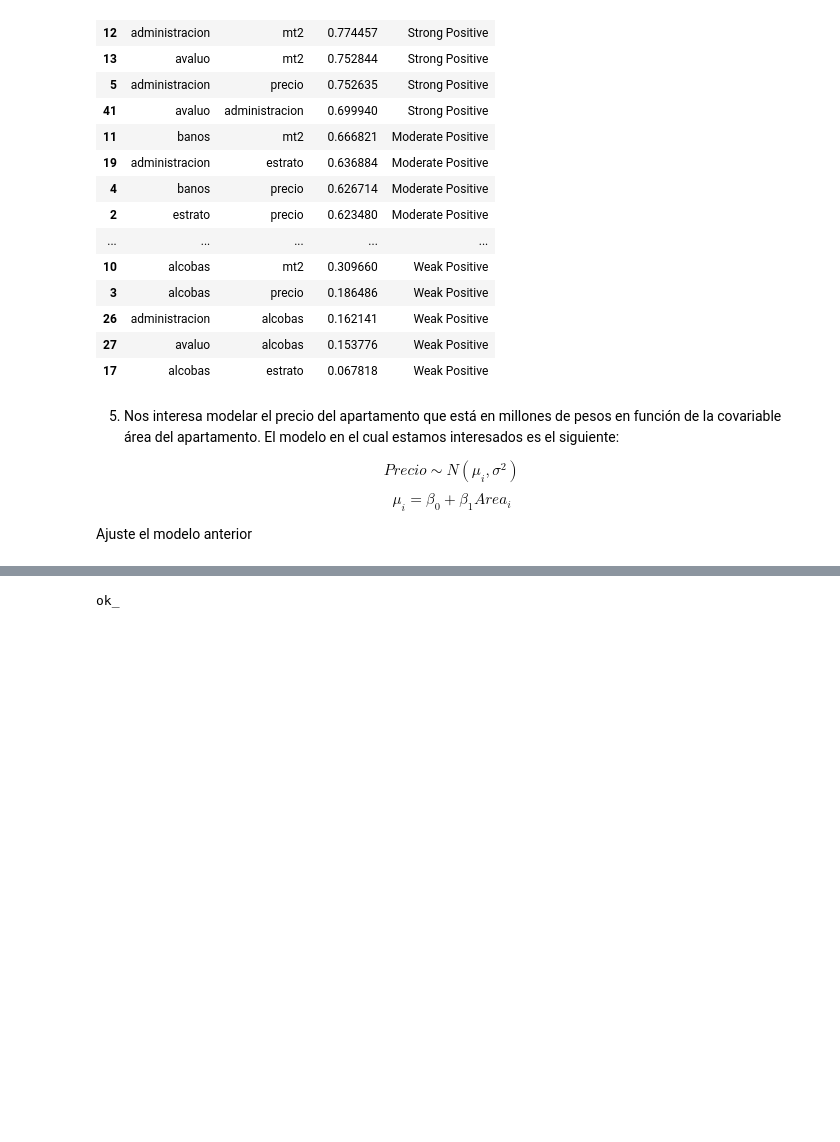
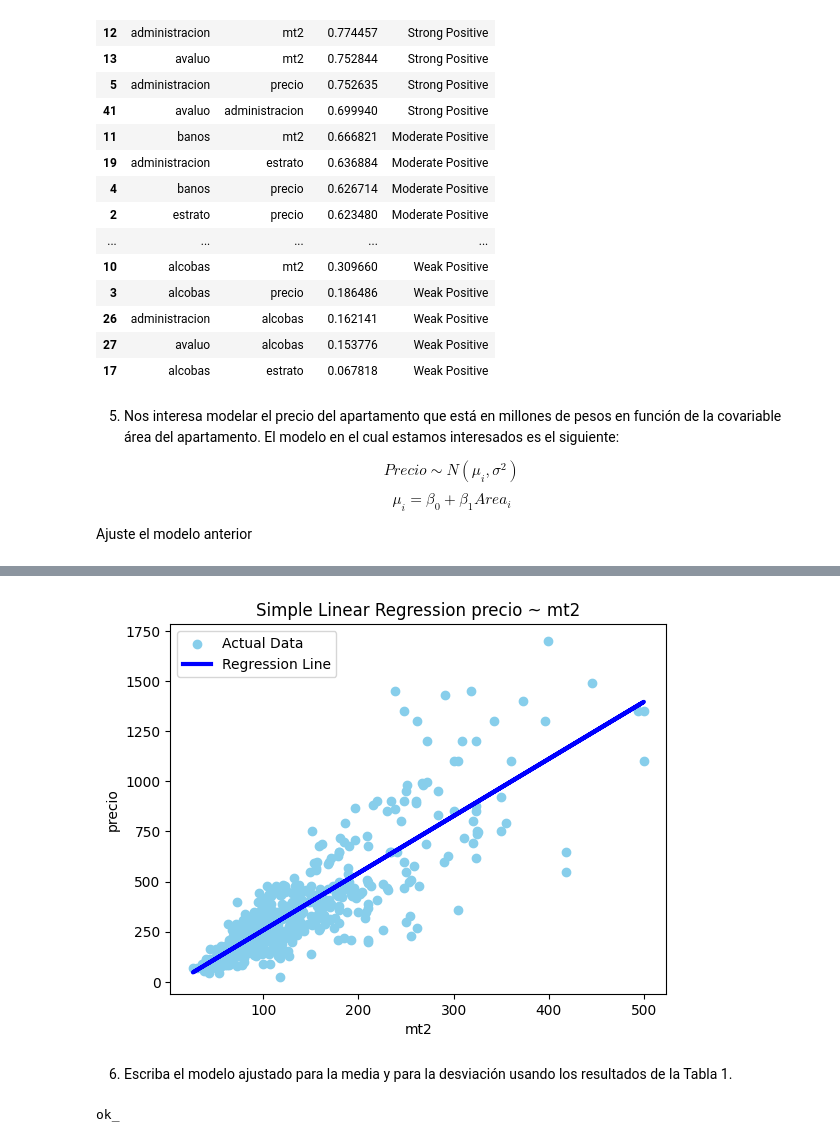
Before and after one commit to oecorrechag/regression, a Jupyter notebook: notebooks/01_seccion/1.1 Introduccion/1.1.6. Activities4.ipynb, the cells around one changed output, grey strips where cells are left out. Cells and saved outputs as stored; diff of their text form; code cells hidden in the pictures; blank space fills up the shorter version.

```diff
--- a/notebooks/01_seccion/1.1 Introduccion/1.1.6. Activities4.ipynb
+++ b/notebooks/01_seccion/1.1 Introduccion/1.1.6. Activities4.ipynb
@@ -123,0 +136,35 @@ Ajuste el modelo anterior
+# %%
+X = df[['mt2']]
+y = df['precio']
+
+# Lineal regression
+modelo_regresion = LinearRegression().fit(X, y)
+y_pred = modelo_regresion.predict(X)
+
+# valores de coeficientes
+beta_1 = modelo_regresion.coef_[0]
+beta_0 = modelo_regresion.intercept_
+
+# numero de observaciones
+n = len(X)
+
+# Calcular el error estándar de la estimación
+y_pred = modelo_regresion.predict(X)
+error = y - y_pred
+error_estandar = np.sqrt(np.sum(error**2) / (n - 2))
+
+# Calcular la desviación estándar de los coeficientes
+X_mean = np.mean(X)
+desv_est_beta_1 = error_estandar / (np.sqrt(np.sum((X - X_mean)**2)))
+desv_est_beta_0 = error_estandar * np.sqrt(np.sum(X**2) / (n * np.sum((X - X_mean)**2)))
+
+# Imprimir error estandar
+print("beta_0:", (beta_0))
+print("beta_1:", (beta_1))
+
+# Imprimir error estandar
+print("Error estandar para beta_0:", (desv_est_beta_0))
+print("Error estandar para beta_1:", (desv_est_beta_1))
+
+precision = modelo_regresion.score(X, y)
+print("La precición (r2) del modelo es de: {}".format(precision))
@@ -124,3 +179,15 @@ Ajuste el modelo anterior
+# %%
+plt.scatter(X, y, color='skyblue', label='Actual Data')
+plt.plot(X, y_pred, color='blue', linewidth=3, label='Regression Line')
+plt.xlabel('mt2')
+plt.ylabel('precio')
+plt.title('Simple Linear Regression precio ~ mt2')
+plt.legend()
+plt.show()
+# %% [output]
+[figure, added]
+# %% [markdown]
+6. Escriba el modelo ajustado para la media y para la desviación usando los resultados de la Tabla 1.
 # %%
 print('ok_')
 # %% [output]
```
Also changed, not shown: parts of 3 cells of this notebook.
